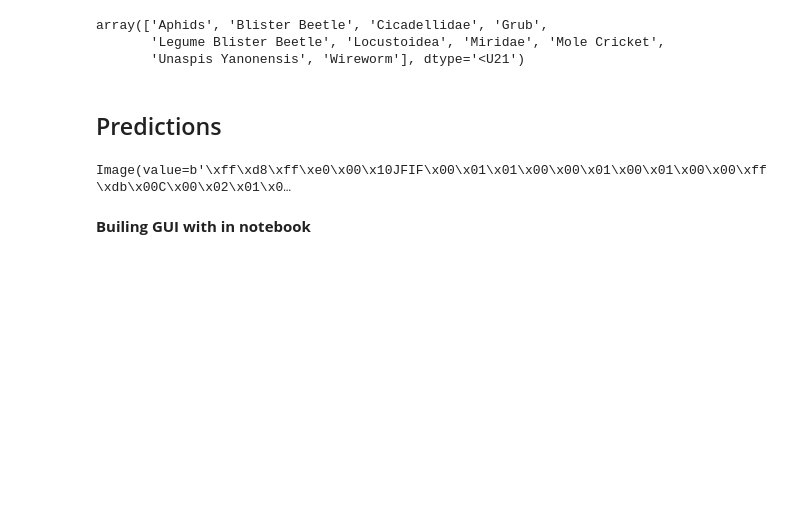
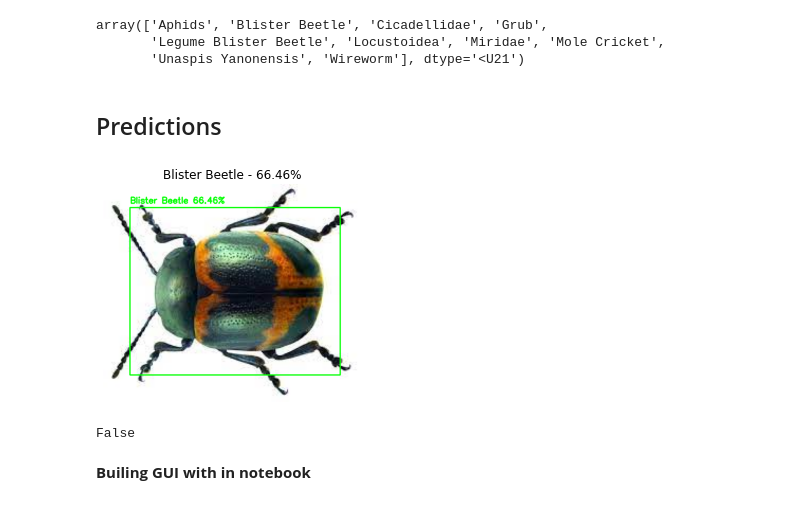
Before and after one commit to okmd/insects-detection-and-classification, a Jupyter notebook: poc.ipynb, the cells around one changed output. Saved outputs shown, nothing was run; the diff lists cells and outputs as text; code cells hidden in the pictures; blank space fills up the shorter version.

```diff
--- a/poc.ipynb
+++ b/poc.ipynb
@@ -128,11 +132,12 @@ def draw(img, ipy=True):
     return False
 # %%
 # test the code for sample
-draw('download.jpg', False)
+draw('download.jpg', True)
 # matplotlib print = True
 # ipywidget print = False
 # %% [output]
+[figure, added]
-Image(value=b'\xff\xd8\xff\xe0\x00\x10JFIF\x00\x01\x01\x00\x00\x01\x00\x01\x00\x00\xff\xdb\x00C\x00\x02\x01\x0…
+False
 # %% [markdown]
 <strong> Builing GUI with in notebook<strong>
 # %%
```
Also changed, not shown: parts of 1 cell of this notebook.
